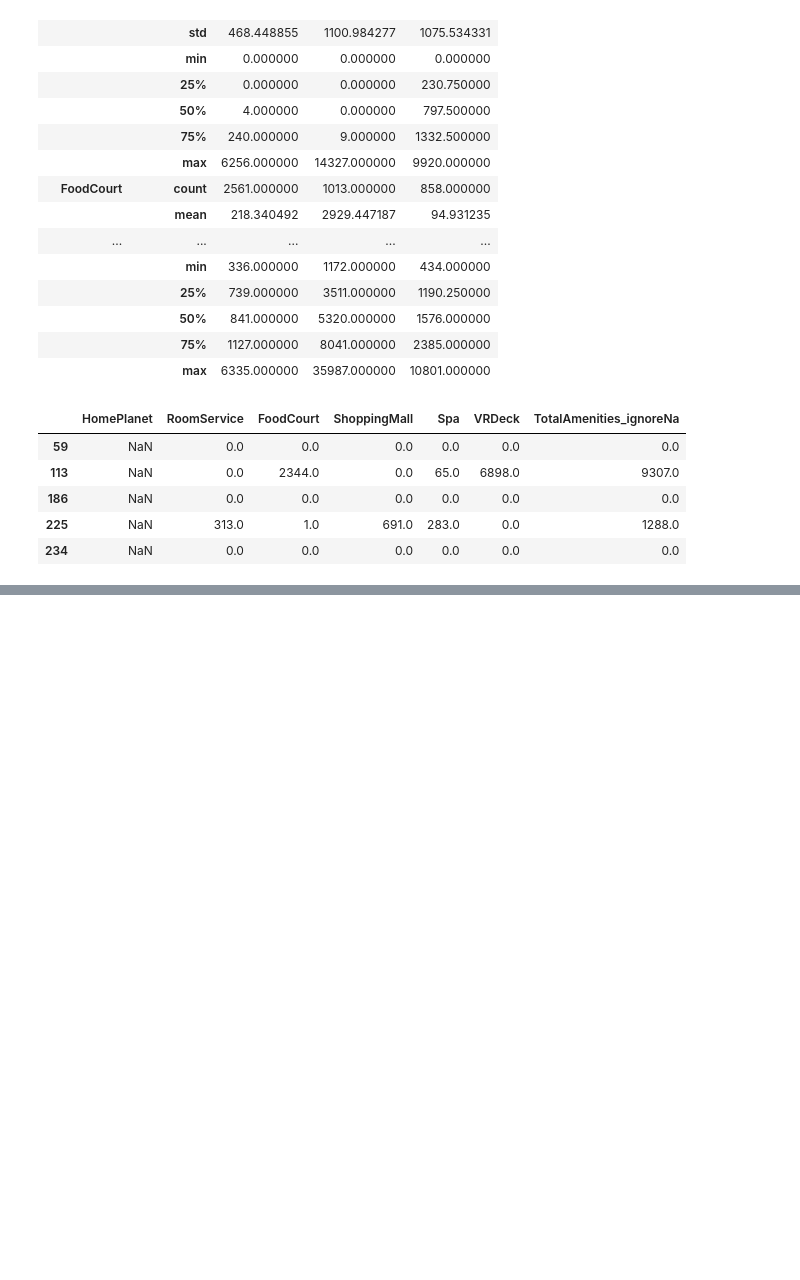
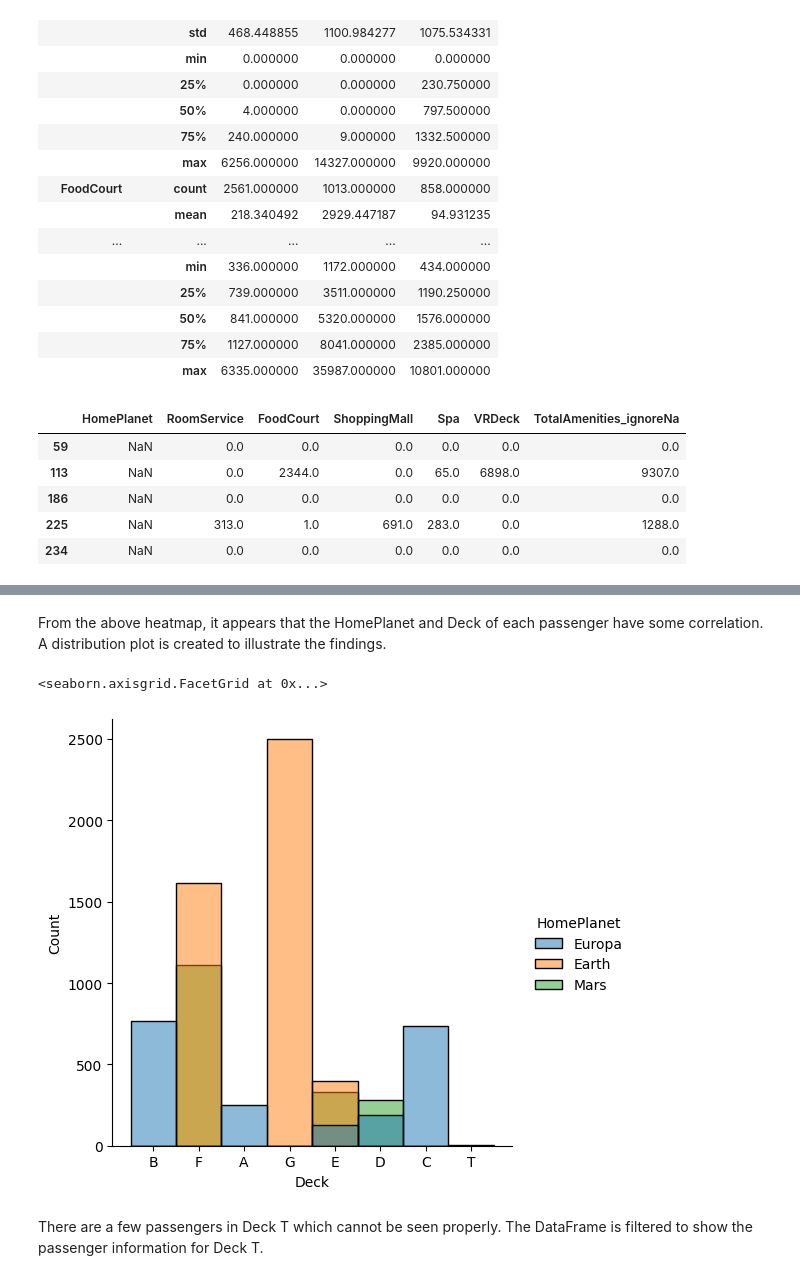
Before and after one commit to keiran0/kaggle-spaceship-titanic, a Jupyter notebook: notebook.ipynb, the cells around one changed output, grey strips where cells are left out. Saved outputs shown, nothing was run; the diff lists cells and outputs as text; code cells hidden in the pictures; blank space fills up the shorter version.

```diff
--- a/notebook.ipynb
+++ b/notebook.ipynb
@@ -231,0 +271,2 @@ df[df['HomePlanet'] =='Earth'][['HomePlanet','RoomService','FoodCourt','Shopping
+# %%
+df = pd.concat([df, pd.get_dummies(df['HomePlanet'])], axis=1)
@@ -231,0 +279,9 @@ df[df['HomePlanet'] =='Earth'][['HomePlanet','RoomService','FoodCourt','Shopping
+# %% [markdown]
+From the above heatmap, it appears that the HomePlanet and Deck of each passenger have some correlation. A distribution plot is created to illustrate the findings.
+# %%
+sns.displot(df, x='Deck', hue='HomePlanet')
+# %% [output]
+<seaborn.axisgrid.FacetGrid at 0x...>
+[figure, added]
+# %% [markdown]
+There are a few passengers in Deck T which cannot be seen properly. The DataFrame is filtered to show the passenger information for Deck T.
```
Also changed, not shown: parts of 45 cells of this notebook, 3 other files.
